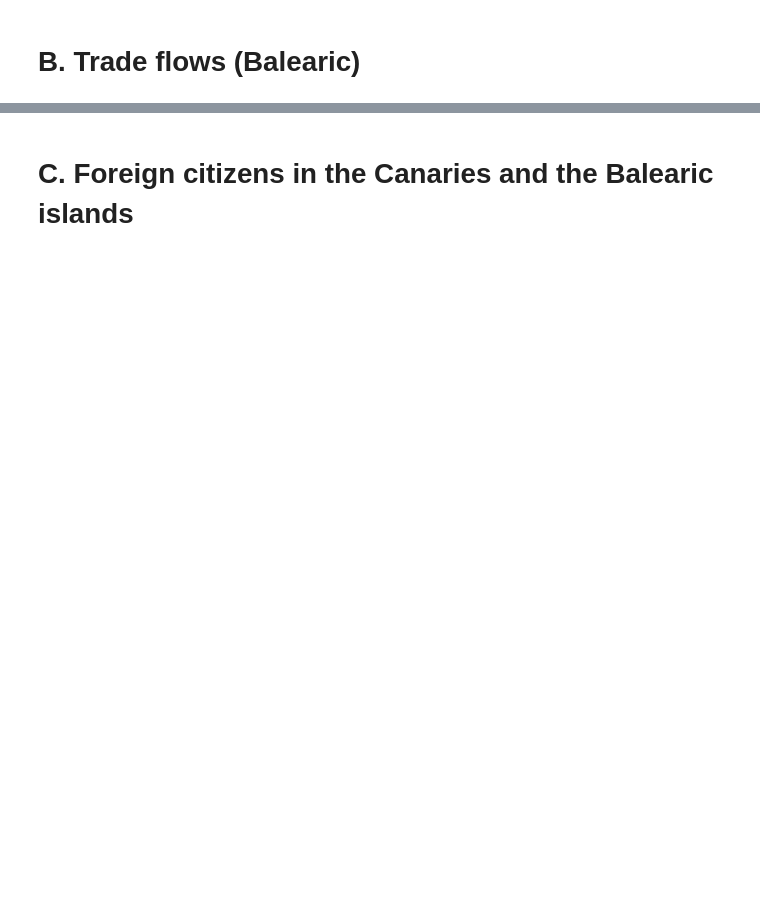
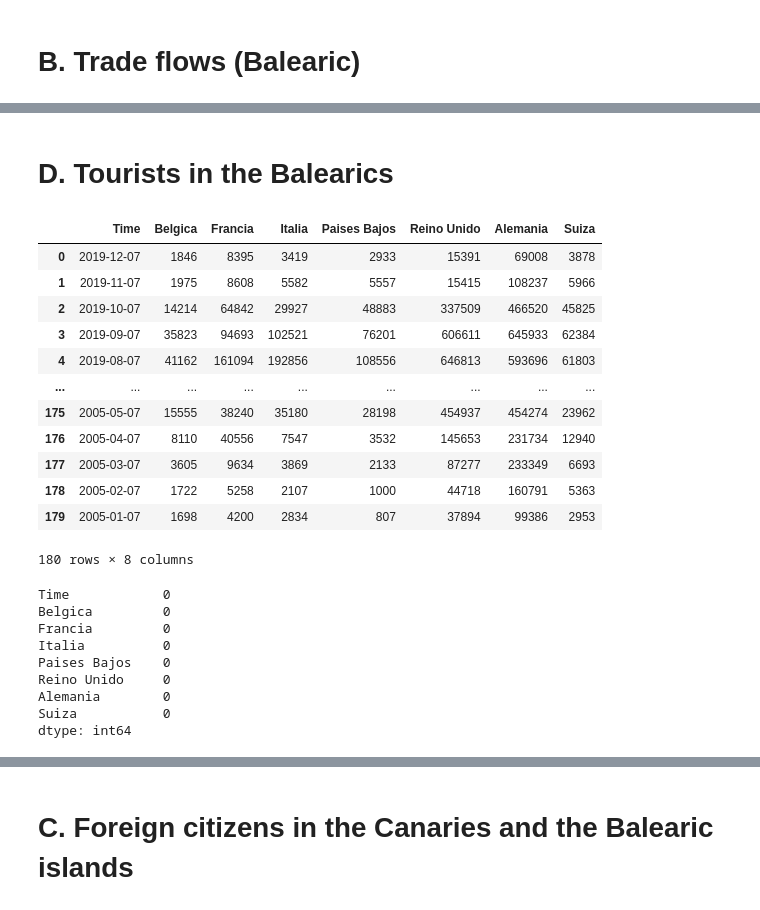
Before and after one commit to DiSanchz/ETL-Project, a Jupyter notebook: Cleaning.ipynb, the cells around one changed output, grey strips where cells are left out. Drawn from its saved outputs; the diff is of its cells as text; code cells hidden in the pictures; blank space fills up the shorter version.

```diff
--- a/Cleaning.ipynb
+++ b/Cleaning.ipynb
@@ -393,0 +454,2 @@ display(df_X)
+# %% [markdown]
+# D. Tourists in the Balearics
@@ -393,0 +523,43 @@ display(df_X)
+# %%
+df_K = pd.read_csv('data/TuristasBI_Short_C.csv', sep=';')
+
+
+df_K.rename(columns={"Unnamed: 0":"Time"}, inplace=True)
+df_K["Time"] = df_K["Time"].apply(translate_number)
+df_K["Time"] = df_K["Time"].apply(datematcher)
+df_K = df_K[df_K.Time > datetime.datetime(2005,1,1)]
+df_K = df_K[df_K.Time < datetime.datetime(2020,1,1)]
+
+df_K = df_K.replace('...', np.nan)
+df_K.drop(labels='Rusia', inplace=True, axis=1)
+df_K = df_K.reset_index()
+df_K.rename(columns={"index":"Delete"}, inplace=True)
+df_K.drop(labels='Delete', inplace=True, axis=1)
+
+
+display(df_K)
+
+df_K.isna().sum()
+# %% [output]
+|  | Time | Belgica | Francia | Italia | Paises Bajos | Reino Unido | Alemania | Suiza |
+| 0 | 2019-12-07 | 1846 | 8395 | 3419 | 2933 | 15391 | 69008 | 3878 |
+| 1 | 2019-11-07 | 1975 | 8608 | 5582 | 5557 | 15415 | 108237 | 5966 |
+| 2 | 2019-10-07 | 14214 | 64842 | 29927 | 48883 | 337509 | 466520 | 45825 |
+| 3 | 2019-09-07 | 35823 | 94693 | 102521 | 76201 | 606611 | 645933 | 62384 |
+| 4 | 2019-08-07 | 41162 | 161094 | 192856 | 108556 | 646813 | 593696 | 61803 |
+| ... | ... | ... | ... | ... | ... | ... | ... | ... |
+| 175 | 2005-05-07 | 15555 | 38240 | 35180 | 28198 | 454937 | 454274 | 23962 |
+| 176 | 2005-04-07 | 8110 | 40556 | 7547 | 3532 | 145653 | 231734 | 12940 |
+| 177 | 2005-03-07 | 3605 | 9634 | 3869 | 2133 | 87277 | 233349 | 6693 |
+| 178 | 2005-02-07 | 1722 | 5258 | 2107 | 1000 | 44718 | 160791 | 5363 |
+| 179 | 2005-01-07 | 1698 | 4200 | 2834 | 807 | 37894 | 99386 | 2953 |
+180 rows × 8 columns
+Time            0
+Belgica         0
+Francia         0
+Italia          0
+Paises Bajos    0
+Reino Unido     0
+Alemania        0
+Suiza           0
+dtype: int64
```
Also changed, not shown: parts of 20 cells of this notebook, 22 other files.
